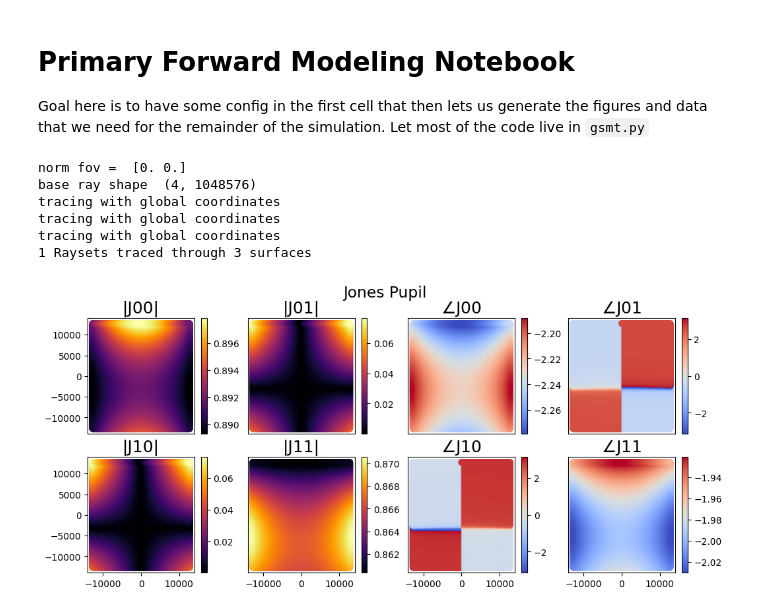
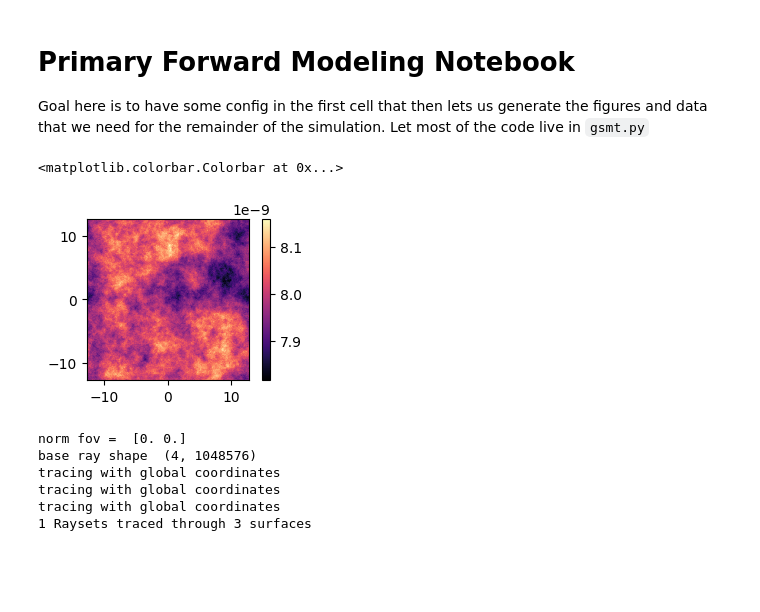
Before and after one commit to Jashcraf/polarization-gsmts-II, a Jupyter notebook: main_coro_model.ipynb, the cells around one changed output. Cells and saved outputs as stored; diff of their text form; code cells hidden in the pictures; blank space fills up the shorter version.

```diff
--- a/main_coro_model.ipynb
+++ b/main_coro_model.ipynb
@@ -17,24 +20,35 @@ import zosapi
 zos = zosapi.App() # init connection to make zmx happy
 pth = 'C:/Users/UASAL-OPTICS/Desktop/polarization-gsmts-II/raytraces/GMT.zmx'
 
-nrays = 1024
-wavelength = 0.656e-6
-pupil_radius = 25.448 / 2
+# telescope_params
+D_tel = 25.448
+F_tel = 207.589
+wvl = filters['I'] * 1e-6 # get into meters
+order = 2
+npix = 1024
+
+nrays = npix
+wavelength = wvl
+pupil_radius = D_tel / 2
 max_fov = 1e-6
-n_Al = 0.73677 + 1j*5.77450
+n_Al = 2.7671 + 1j*8.3172
+n_Al2O3 = 1.6708 # 2.2527 + 1j*7.2810
 
-# surface config
-m1 = {'surf':1,'coating':n_Al,'mode':'reflect'}
-m2 = {'surf':2,'coating':n_Al,'mode':'reflect'}
-m3 = {'surf':5,'coating':n_Al,'mode':'reflect'}
-
-rf = Rayfront(nrays,wavelength,pupil_radius,max_fov,circle=False)
-rf.as_polarized([m1,m2,m3])
-rf.trace_rayset(pth)
+grid = make_pupil_grid(npix,D_tel)
-# %% [output]
-norm fov =  [0. 0.]
-base ray shape  (4, 1048576)
-tracing with global coordinates
-tracing with global coordinates
-tracing with global coordinates
-1 Raysets traced through 3 surfaces
+# %%
+# Make the variable segment coating from a PSDWFE
+# I grab this from phase bc we are really just interested in the physical deposition, which we scale anyways
+def gen_psd_wfe(nominal_thickness=8e-9,nominal_ptv=0.02,exponent=-3):
+    nominal_ptv *= nominal_thickness
+    al2o3_layer = SurfaceAberration(grid,ptv=2*0.08e-9,diameter=np.sqrt(2)*D_tel,exponent=exponent).phase(wvl)
+    al2o3_layer /= np.max(al2o3_layer)
+    al2o3_layer *= nominal_ptv
+    al2o3_layer += nominal_thickness
+    return al2o3_layer,nominal_thickness
+# %%
+al2o3_layer,nominal_thickness = gen_psd_wfe(exponent=-3)
+imshow_field(al2o3_layer)
+plt.colorbar()
+# %% [output]
+<matplotlib.colorbar.Colorbar at 0x...>
+[figure, added]
@@ -40,0 +71,12 @@ tracing with global coordinates
+# %%
+rf = Rayfront(nrays,wavelength,pupil_radius,max_fov,circle=False)
+rf.as_polarized([m1,m2,m3])
+rf.trace_rayset(pth)
+rf.wavelength = wvl
+# %% [output]
+norm fov =  [0. 0.]
+base ray shape  (4, 1048576)
+tracing with global coordinates
+tracing with global coordinates
+tracing with global coordinates
+1 Raysets traced through 3 surfaces
@@ -41,6 +85,4 @@ tracing with global coordinates
 # %%
 # compute the jones pupil
 rf.compute_jones_pupil(aloc=np.array([0.,1.,0.]))
-plot.jones_pupil(rf)
+# plot.jones_pupil(rf)
-# %% [output]
-[figure, removed]
```
Also changed, not shown: parts of 13 cells of this notebook, 7 other files.
